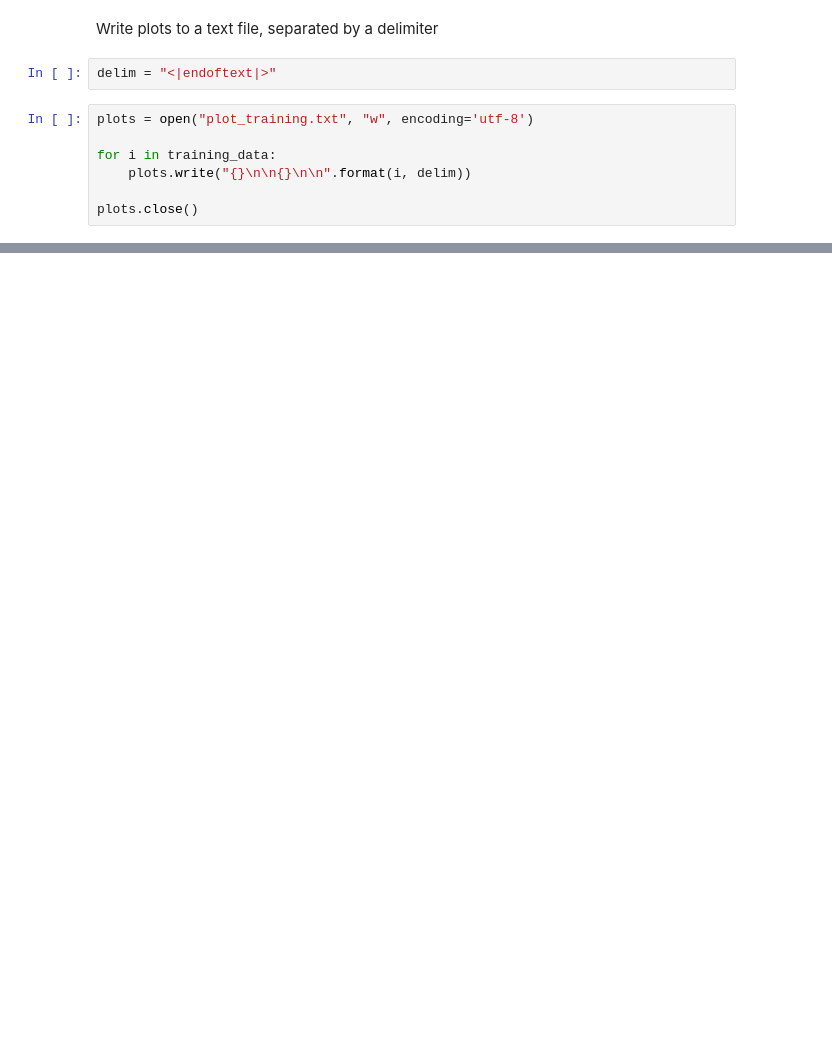
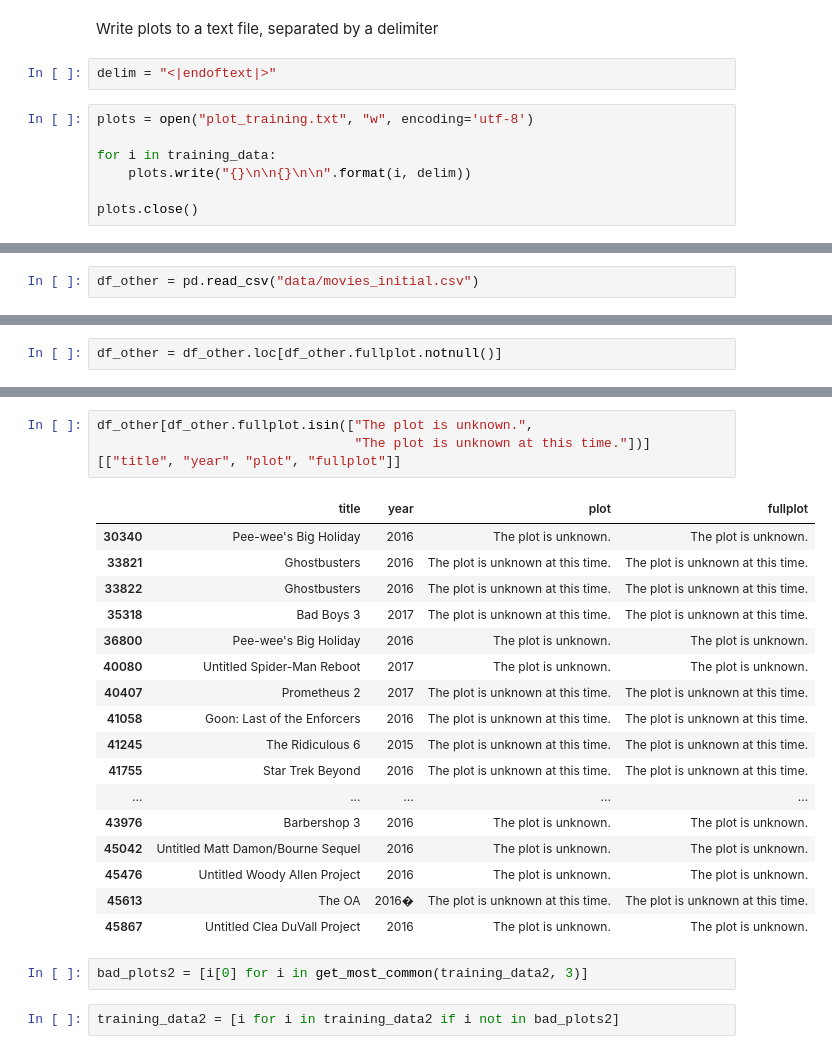
Before and after one commit to rasbot/plot-bot, a Jupyter notebook: prepare_training_data.ipynb, the cells around one changed output, grey strips where cells are left out. Drawn from its saved outputs; the diff is of its cells as text; blank space fills up the shorter version.

Commit message:
add second training set

```diff
--- a/prepare_training_data.ipynb
+++ b/prepare_training_data.ipynb
@@ -141,0 +145,2 @@ plots.close()
+# %%
+df_other = pd.read_csv("data/movies_initial.csv")
@@ -141,0 +155,2 @@ plots.close()
+# %%
+df_other = df_other.loc[df_other.fullplot.notnull()]
@@ -141,0 +188,25 @@ plots.close()
+# %%
+df_other[df_other.fullplot.isin(["The plot is unknown.",
+                                 "The plot is unknown at this time."])][["title", "year", "plot", "fullplot"]]
+# %% [output]
+|  | title | year | plot | fullplot |
+| 30340 | Pee-wee's Big Holiday | 2016 | The plot is unknown. | The plot is unknown. |
+| 33821 | Ghostbusters | 2016 | The plot is unknown at this time. | The plot is unknown at this time. |
+| 33822 | Ghostbusters | 2016 | The plot is unknown at this time. | The plot is unknown at this time. |
+| 35318 | Bad Boys 3 | 2017 | The plot is unknown at this time. | The plot is unknown at this time. |
+| 36800 | Pee-wee's Big Holiday | 2016 | The plot is unknown. | The plot is unknown. |
+| 40080 | Untitled Spider-Man Reboot | 2017 | The plot is unknown. | The plot is unknown. |
+| 40407 | Prometheus 2 | 2017 | The plot is unknown at this time. | The plot is unknown at this time. |
+| 41058 | Goon: Last of the Enforcers | 2016 | The plot is unknown at this time. | The plot is unknown at this time. |
+| 41245 | The Ridiculous 6 | 2015 | The plot is unknown at this time. | The plot is unknown at this time. |
+| 41755 | Star Trek Beyond | 2016 | The plot is unknown at this time. | The plot is unknown at this time. |
+| ... | ... | ... | ... | ... |
+| 43976 | Barbershop 3 | 2016 | The plot is unknown. | The plot is unknown. |
+| 45042 | Untitled Matt Damon/Bourne Sequel | 2016 | The plot is unknown. | The plot is unknown. |
+| 45476 | Untitled Woody Allen Project | 2016 | The plot is unknown. | The plot is unknown. |
+| 45613 | The OA | 2016� | The plot is unknown at this time. | The plot is unknown at this time. |
+| 45867 | Untitled Clea DuVall Project | 2016 | The plot is unknown. | The plot is unknown. |
+# %%
+bad_plots2 = [i[0] for i in get_most_common(training_data2, 3)]
+# %%
+training_data2 = [i for i in training_data2 if i not in bad_plots2]
```
Also changed, not shown: parts of 24 cells of this notebook.
